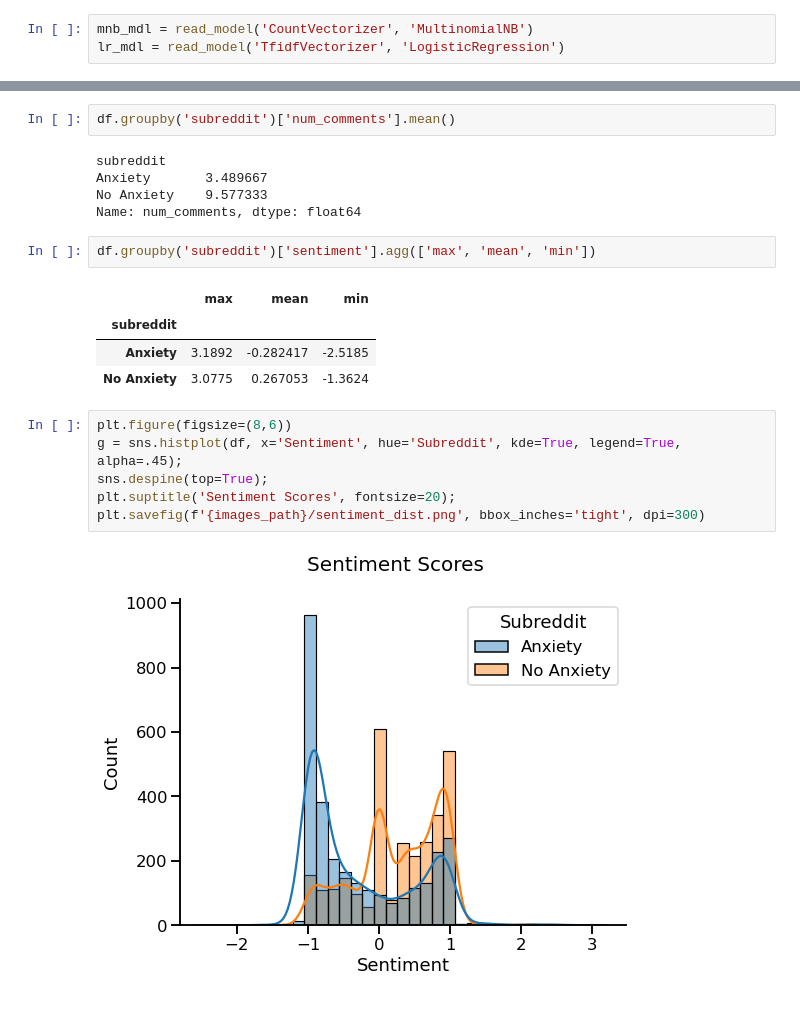
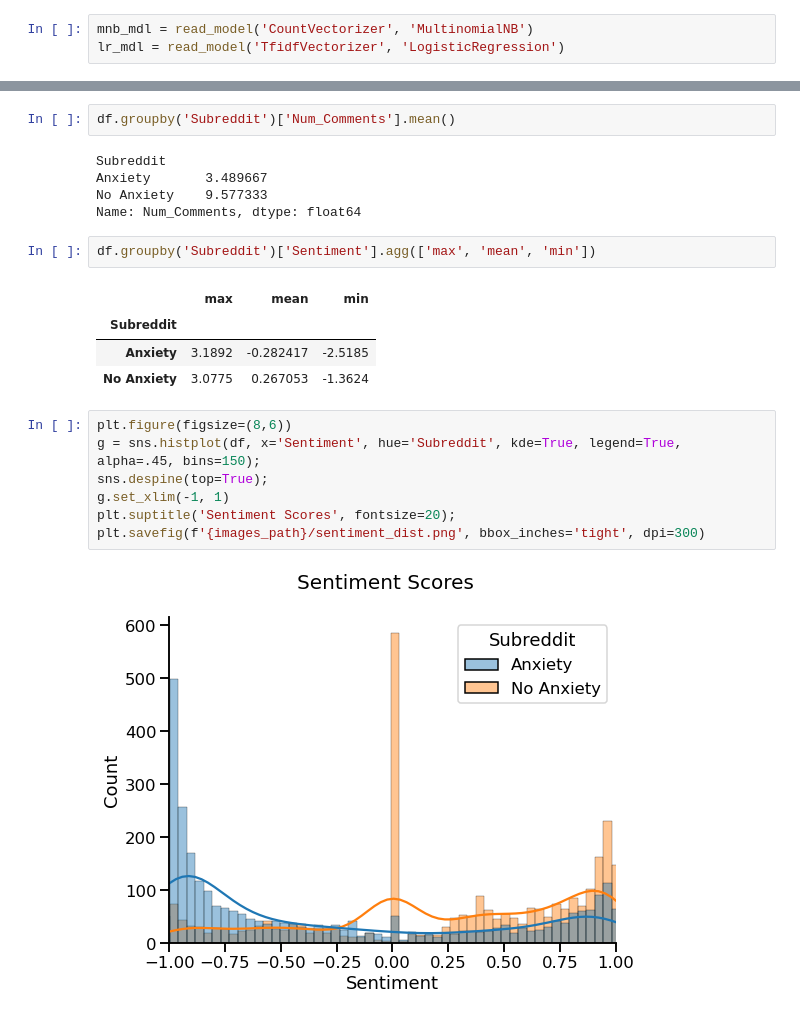
Before and after one commit to Ihza430/Anxiety-NLP-Analyzer, a Jupyter notebook: code/Azin_03_study_models.ipynb, the cells around one changed output, grey strips where cells are left out. Saved outputs shown, nothing was run; the diff lists cells and outputs as text.

```diff
--- a/code/Azin_03_study_models.ipynb
+++ b/code/Azin_03_study_models.ipynb
@@ -91,24 +111,25 @@ df.head()
 | 3 | advice needed anxiety overriding ... | 0.8996 | 673 | 128 | NaN | 7 | Anxiety | 0 |
 | 4 | advice needed hey friends! need a... | -0.2338 | 405 | 82 | NaN | 1 | Anxiety | 0 |
 # %%
-df.groupby('subreddit')['num_comments'].mean()
+df.groupby('Subreddit')['Num_Comments'].mean()
 # %% [output]
-subreddit
+Subreddit
 Anxiety       3.489667
 No Anxiety    9.577333
-Name: num_comments, dtype: float64
+Name: Num_Comments, dtype: float64
 # %%
-df.groupby('subreddit')['sentiment'].agg(['max', 'mean', 'min'])
+df.groupby('Subreddit')['Sentiment'].agg(['max', 'mean', 'min'])
 # %% [output]
 |  | max | mean | min |
-| subreddit |  |  |  |
+| Subreddit |  |  |  |
 | Anxiety | 3.1892 | -0.282417 | -2.5185 |
 | No Anxiety | 3.0775 | 0.267053 | -1.3624 |
 # %%
 plt.figure(figsize=(8,6))
-g = sns.histplot(df, x='Sentiment', hue='Subreddit', kde=True, legend=True, alpha=.45);
+g = sns.histplot(df, x='Sentiment', hue='Subreddit', kde=True, legend=True, alpha=.45, bins=150);
 sns.despine(top=True);
+g.set_xlim(-1, 1)
 plt.suptitle('Sentiment Scores', fontsize=20);
 plt.savefig(f'{images_path}/sentiment_dist.png', bbox_inches='tight', dpi=300)
 # %% [output]
-[figure, old version]
+[figure, new version]
```
Also changed, not shown: parts of 15 cells of this notebook, 14 other files.
